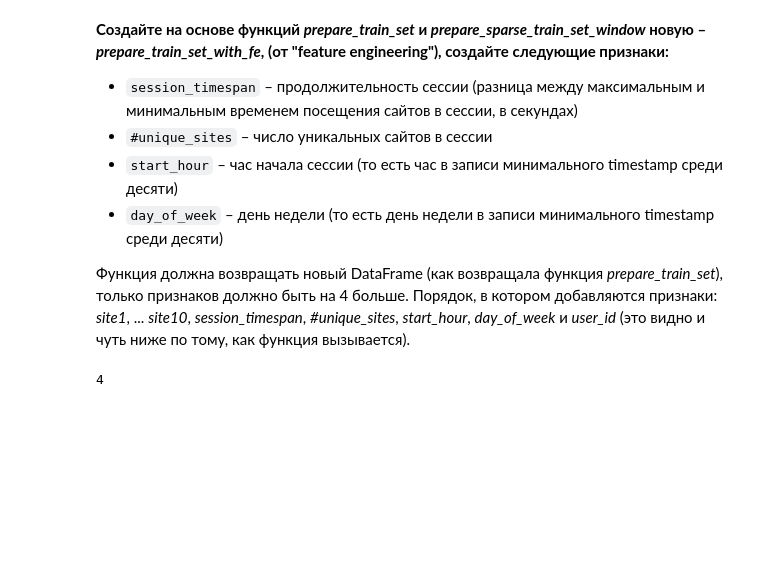
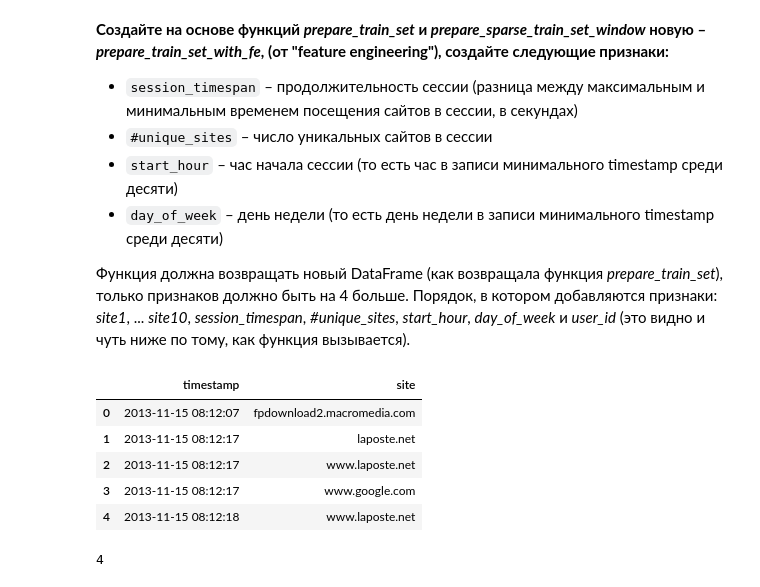
Before and after one commit to dmitrymoshkin/MFTI_Yandex_DA_specialisation, a Jupyter notebook: 6 course/week3_visual_analysis_and_fe.ipynb, the cells around one changed output. Cells and saved outputs as stored; diff of their text form; code cells hidden in the pictures; blank space fills up the shorter version.

```diff
--- a/6 course/week3_visual_analysis_and_fe.ipynb
+++ b/6 course/week3_visual_analysis_and_fe.ipynb
@@ -59,6 +60,15 @@ PATH_TO_DATA = r'C:\Users\MI\Documents\GitHub\moshkin\MFTI_Yandex_DA_specialisat
 # %%
 with open(os.path.join(PATH_TO_DATA, '10users\\user0031.csv')) as f:
     frame = pd.read_csv(f)
+# %%
+frame.head()
+# %% [output]
+|  | timestamp | site |
+| 0 | 2013-11-15 08:12:07 | fpdownload2.macromedia.com |
+| 1 | 2013-11-15 08:12:17 | laposte.net |
+| 2 | 2013-11-15 08:12:17 | www.laposte.net |
+| 3 | 2013-11-15 08:12:17 | www.google.com |
+| 4 | 2013-11-15 08:12:18 | www.laposte.net |
 # %%
 d = frame.timestamp.apply(pd.to_datetime)
 d[0].dayofweek
```
Also changed, not shown: parts of 7 cells of this notebook.
